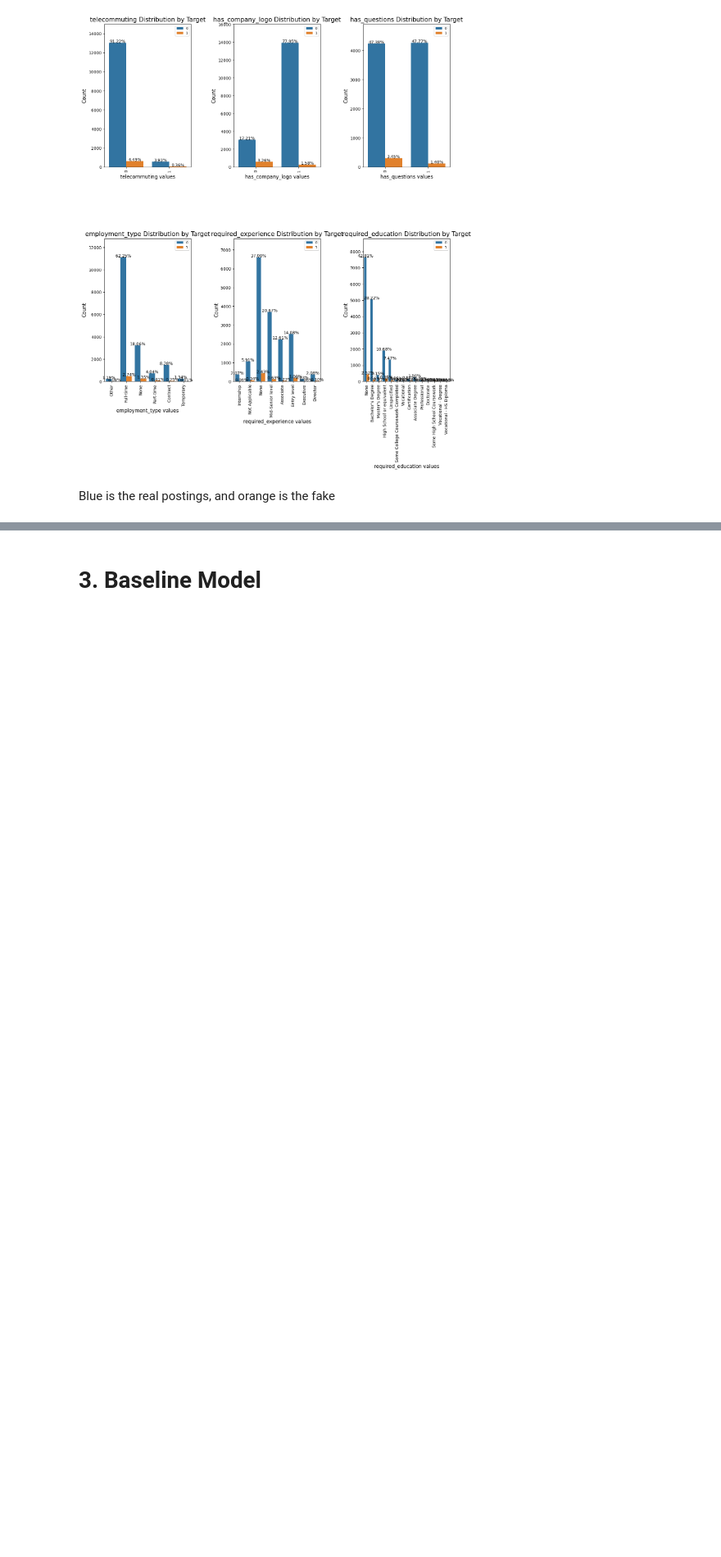
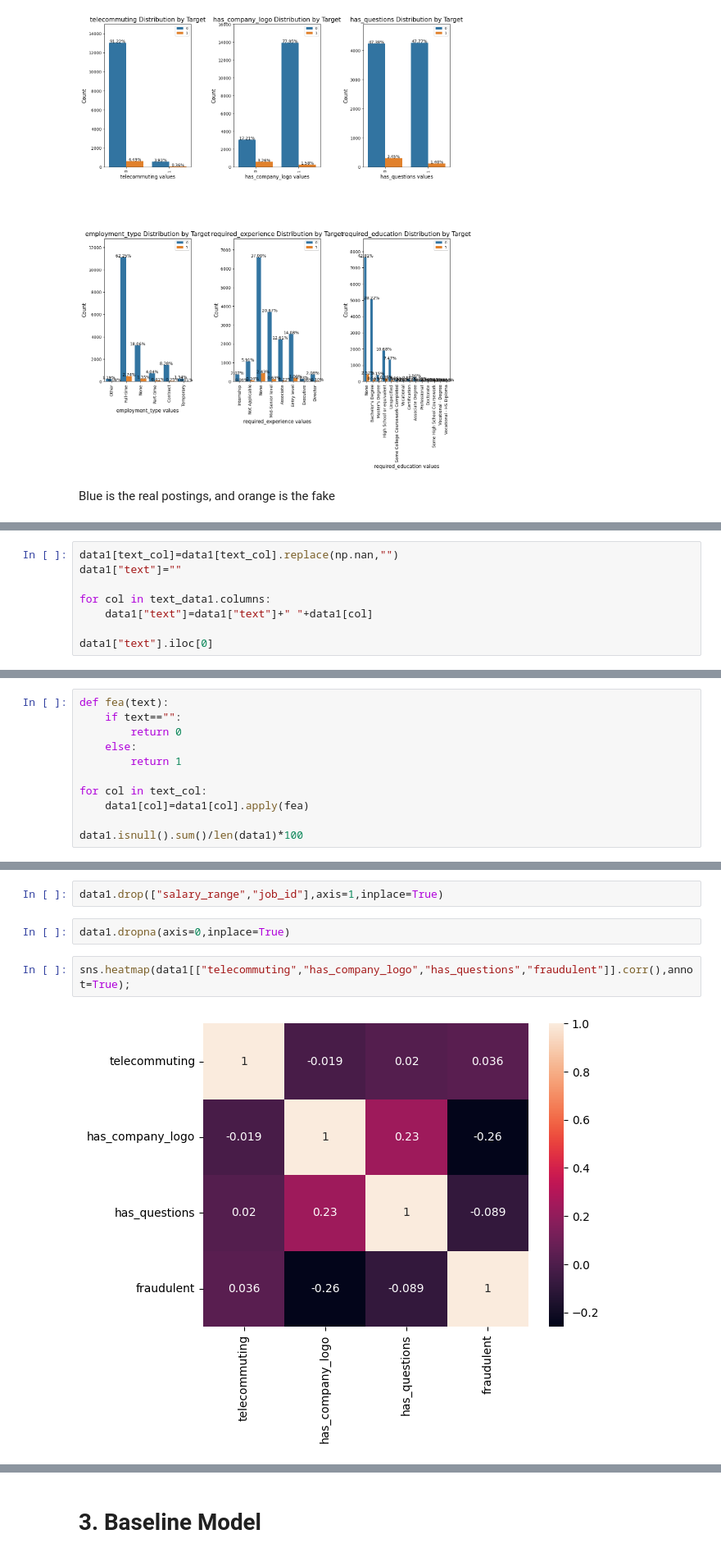
Before and after one commit to 13Lena/CS39AA-Project, a Jupyter notebook: fork-of-notebook70f92d4f56.ipynb, the cells around one changed output, grey strips where cells are left out. Shown at 82% size. Saved outputs shown, nothing was run; the diff lists cells and outputs as text; blank space fills up the shorter version.

```diff
--- a/fork-of-notebook70f92d4f56.ipynb
+++ b/fork-of-notebook70f92d4f56.ipynb
@@ -156,0 +203,8 @@ Blue is the real postings, and orange is the fake
+# %%
+data1[text_col]=data1[text_col].replace(np.nan,"")
+data1["text"]=""
+
+for col in text_data1.columns:
+    data1["text"]=data1["text"]+" "+data1[col]
+
+data1["text"].iloc[0]
@@ -156,0 +213,11 @@ Blue is the real postings, and orange is the fake
+# %%
+def fea(text):
+    if text=="":
+        return 0
+    else:
+        return 1
+
+for col in text_col:
+    data1[col]=data1[col].apply(fea)
+
+data1.isnull().sum()/len(data1)*100
@@ -156,0 +245,8 @@ Blue is the real postings, and orange is the fake
+# %%
+data1.drop(["salary_range","job_id"],axis=1,inplace=True)
+# %%
+data1.dropna(axis=0,inplace=True)
+# %%
+sns.heatmap(data1[["telecommuting","has_company_logo","has_questions","fraudulent"]].corr(),annot=True);
+# %% [output]
+[figure, added]
```
Also changed, not shown: parts of 42 cells of this notebook.
